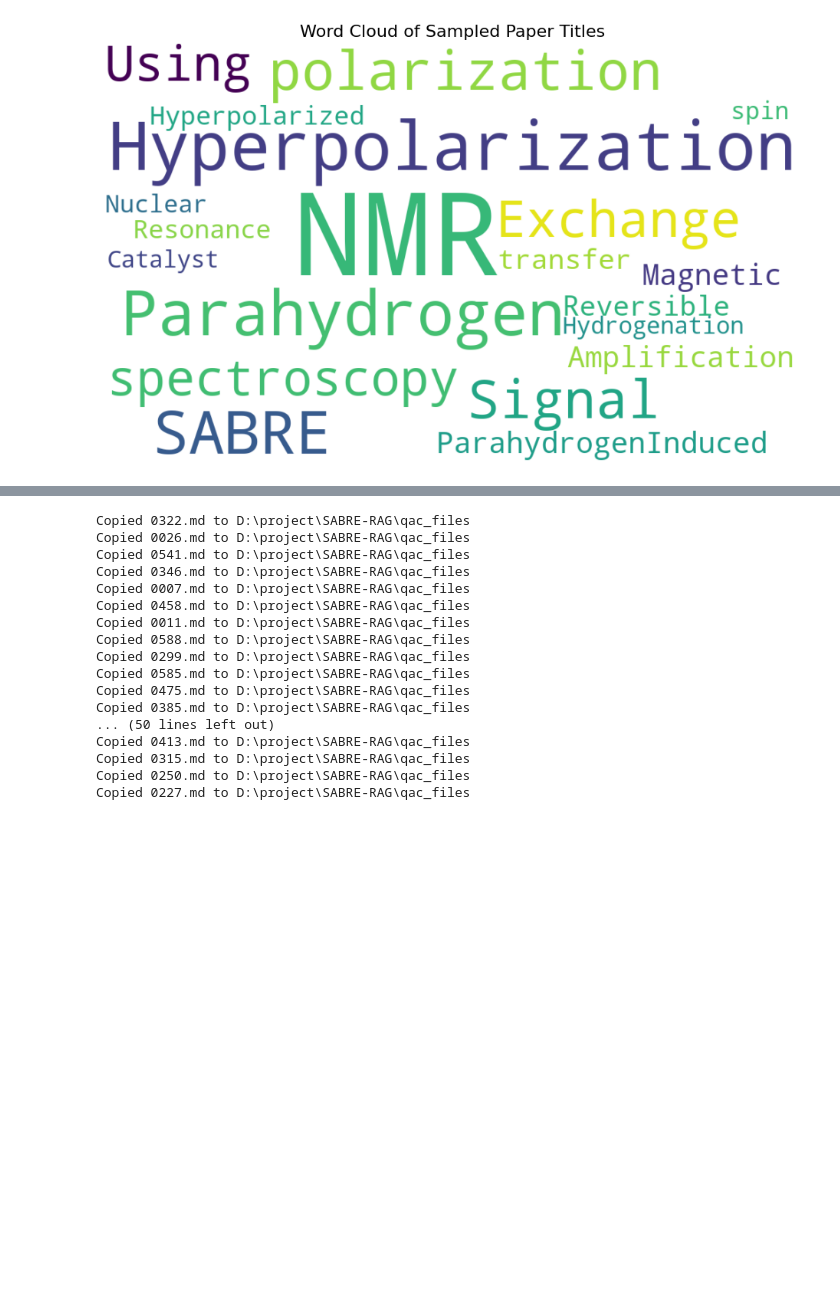
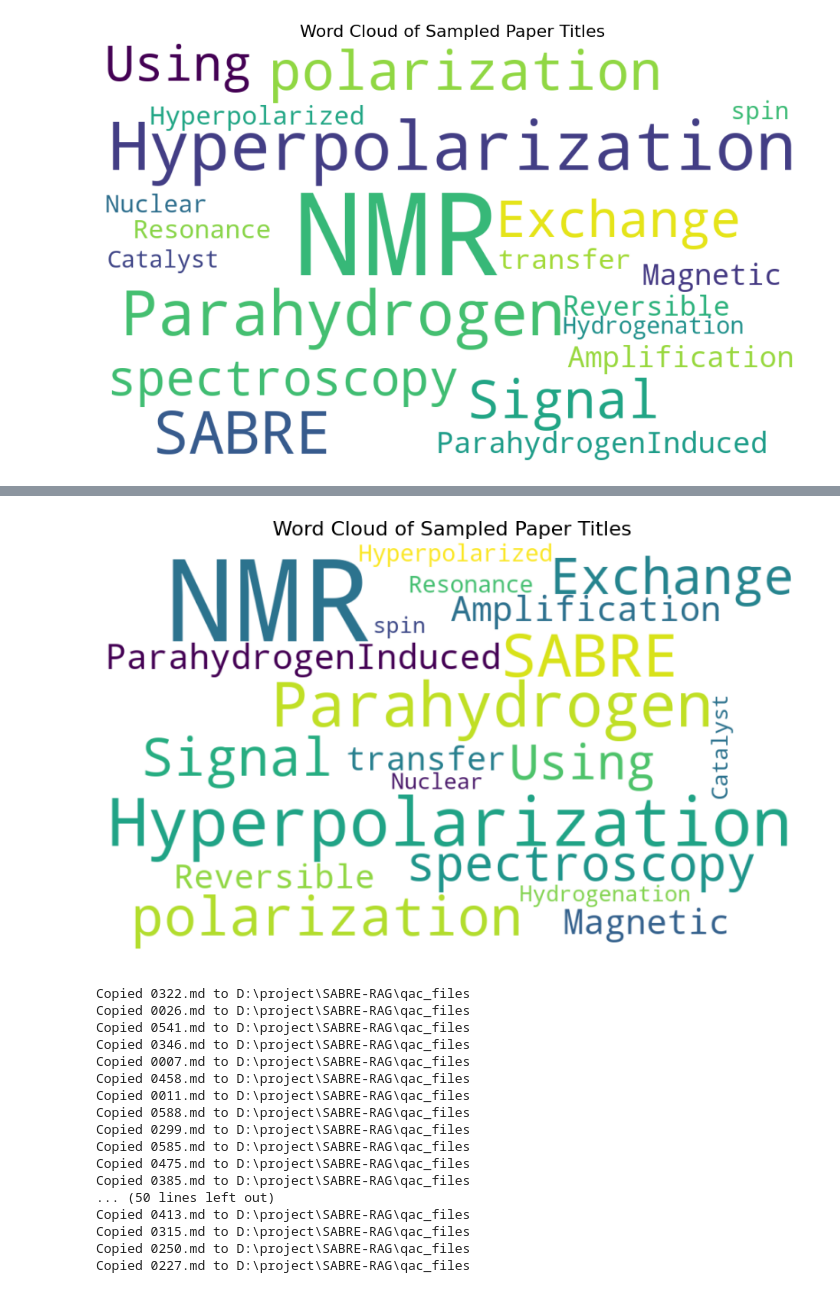
Before and after one commit to kimariyb/Para-QA, a Jupyter notebook: 04_generate_qac_dataset.ipynb, the cells around one changed output, grey strips where cells are left out. Saved outputs shown, nothing was run; the diff lists cells and outputs as text; code cells hidden in the pictures; blank space fills up the shorter version.

```diff
--- a/04_generate_qac_dataset.ipynb
+++ b/04_generate_qac_dataset.ipynb
@@ -256,3 +324,25 @@ sampled_papers.to_csv('sampled_papers_100.csv', index=False)
+# %%
+# 生成词云图
+all_titles = ' '.join(sampled_papers['title'].tolist())
+cleaned_text = re.sub(r'[^a-zA-Z0-9\s]', '', all_titles)
+wordcloud = WordCloud(
+    width=1000,
+    height=600,
+    background_color='white',
+    max_words=20,
+    colormap='viridis',
+    collocations=False
+).generate(cleaned_text)
+
+plt.figure(figsize=(8, 8))
+plt.imshow(wordcloud, interpolation='bilinear')
+plt.axis('off')
+plt.title('Word Cloud of Sampled Paper Titles', fontsize=16)
+plt.tight_layout()
+plt.savefig('title_wordcloud.pdf', dpi=300, bbox_inches='tight')
+plt.show()
+# %% [output]
+[figure, added]
 # %%
 # 读取 sampled_papers_100.csv
 sampled_papers = pd.read_csv('sampled_papers_100.csv')
```
Also changed, not shown: parts of 1 cell of this notebook, 3 other files.
